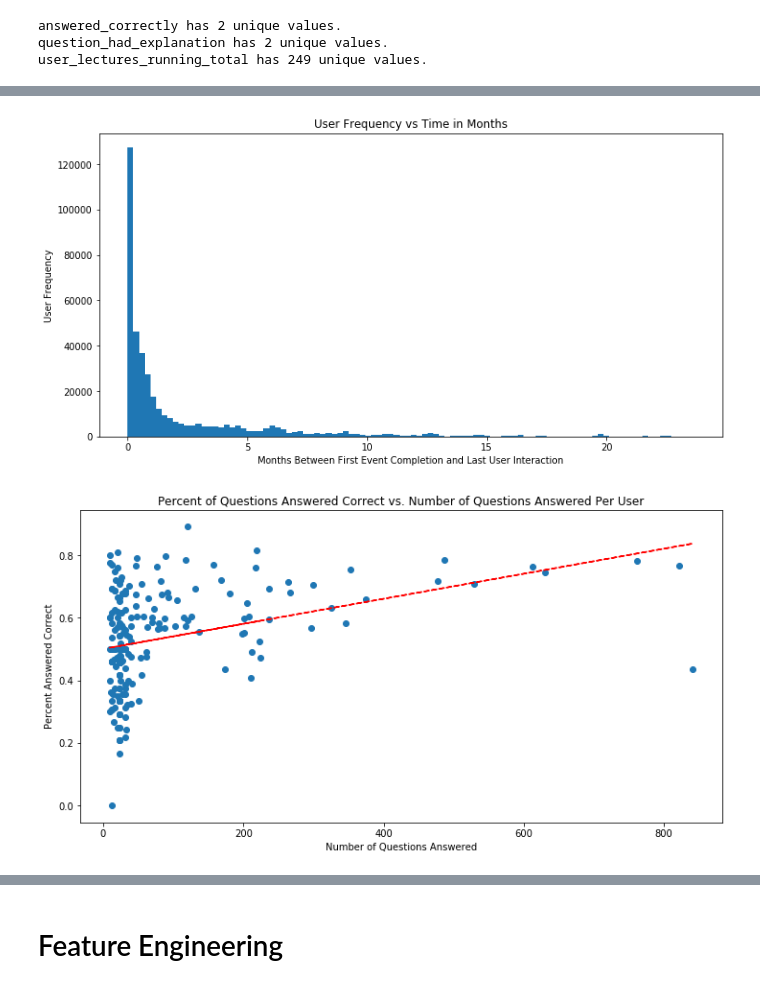
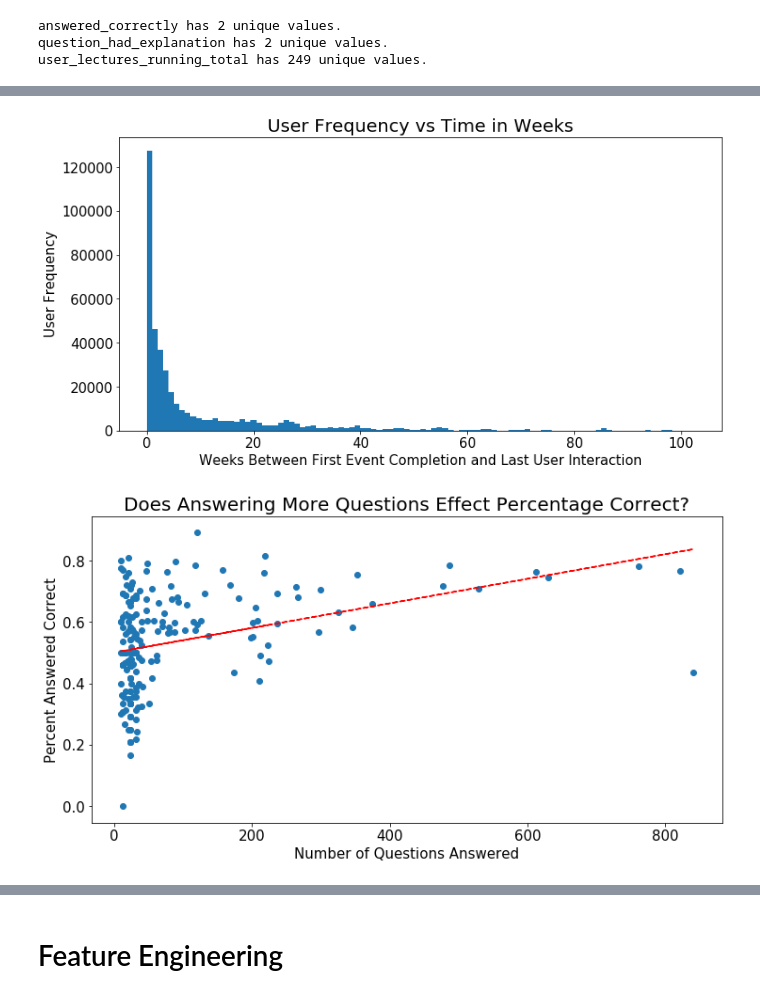
Before and after one commit to Riiid-Team/AI-Learning, a Jupyter notebook: MVP.ipynb, the cells around one changed output, grey strips where cells are left out. Drawn from its saved outputs; the diff is of its cells as text; code cells hidden in the pictures.

```diff
--- a/MVP.ipynb
+++ b/MVP.ipynb
@@ -318,16 +259,17 @@ Name: Watches_lecture, dtype: int64
 # %%
 # User_id vs Timestamp
-# Had to convert time from in milliseconds to months
-ts = df_train['timestamp']/(31536000000/12)
+# Had to convert time from in milliseconds to weeks
+ts = df_train['timestamp']/(31536000000/52)
 fig = plt.figure(figsize=(12,6))
 ts.plot.hist(bins=100)
-plt.title("User Frequency vs Time in Months")
-plt.xticks(rotation=0)
-plt.xlabel("Months Between First Event Completion and Last User Interaction")
-plt.ylabel("User Frequency")
+plt.title("User Frequency vs Time in Weeks", fontsize=20)
+plt.xlabel("Weeks Between First Event Completion and Last User Interaction", fontsize=15)
+plt.ylabel("User Frequency", fontsize=15)
+plt.xticks(rotation=0, fontsize=15)
+plt.yticks(rotation=0, fontsize=15)
 plt.show()
 # %% [output]
-[figure, old version]
+[figure, new version]
 # %%
 # Percent of Questions Answered Correct vs. Number of Questions Answered Per User
 user_percent = df_train[df_train.answered_correctly != -1].groupby('user_id')['answered_correctly'].agg(Mean='mean', Answers='count')
@@ -337,13 +279,16 @@ fig = plt.figure(figsize=(12,6))
 x = user_percent.Answers
 y = user_percent.Mean
 plt.scatter(x, y, marker='o')
-plt.title("Percent of Questions Answered Correct vs. Number of Questions Answered Per User")
-plt.xlabel("Number of Questions Answered")
-plt.ylabel("Percent Answered Correct")
+plt.title("Does Answering More Questions Effect Percentage Correct?", fontsize=20)
+plt.xlabel("Number of Questions Answered", fontsize=15)
+plt.ylabel("Percent Answered Correct", fontsize=15)
+plt.xticks(rotation=0, fontsize=15)
+plt.yticks(rotation=0, fontsize=15)
+
 z = np.polyfit(x, y, 1)
 p = np.poly1d(z)
 plt.plot(x,p(x),"r--")
 
 plt.show()
 # %% [output]
-[figure, old version]
+[figure, new version]
```
Also changed, not shown: parts of 18 cells of this notebook.
